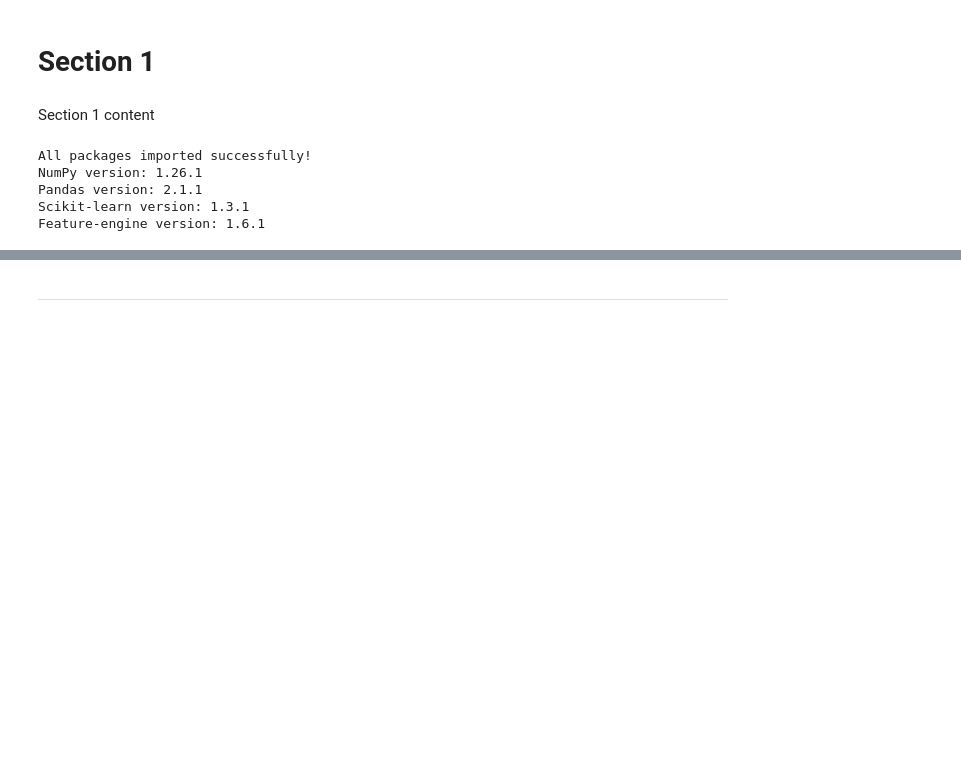
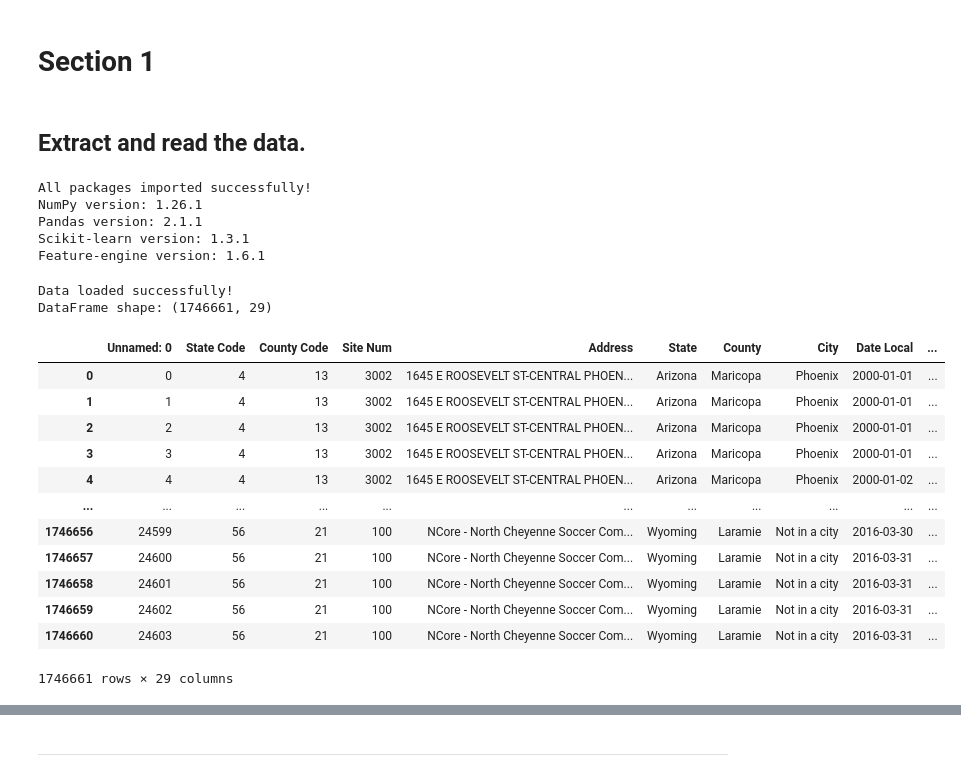
Before and after one commit to FrankiePB95/air-quality-dashboard, a Jupyter notebook: jupyter_notebooks/notebook.ipynb, the cells around one changed output, grey strips where cells are left out. Cells and saved outputs as stored; diff of their text form; code cells hidden in the pictures; blank space fills up the shorter version.

Commit message:
extract and read the data

```diff
--- a/jupyter_notebooks/notebook.ipynb
+++ b/jupyter_notebooks/notebook.ipynb
@@ -43,8 +43,8 @@ current_dir = os.getcwd()
 current_dir
 # %% [markdown]
 # Section 1
-# %% [markdown]
-Section 1 content
+# %% [markdown]
+## Extract and read the data.
 # %%
 # Import all necessary packages
 import numpy as np
@@ -69,8 +69,25 @@ Scikit-learn version: 1.3.1
 Feature-engine version: 1.6.1
 # %%
 # Read data and return full DataFrame with shape to make sure everything is working
-df = pd.read_csv("pollution_us_2000_2016.csv")
+# Also return the data shape
+df = pd.read_csv("../inputs/pollution_us_2000_2016.csv")
 print("Data loaded successfully!")
 print(f"DataFrame shape: {df.shape}")
 df
+# %% [output]
+Data loaded successfully!
+DataFrame shape: (1746661, 29)
+|  | Unnamed: 0 | State Code | County Code | Site Num | Address | State | County | City | Date Local | ... |
+| 0 | 0 | 4 | 13 | 3002 | 1645 E ROOSEVELT ST-CENTRAL PHOEN... | Arizona | Maricopa | Phoenix | 2000-01-01 | ... |
+| 1 | 1 | 4 | 13 | 3002 | 1645 E ROOSEVELT ST-CENTRAL PHOEN... | Arizona | Maricopa | Phoenix | 2000-01-01 | ... |
+| 2 | 2 | 4 | 13 | 3002 | 1645 E ROOSEVELT ST-CENTRAL PHOEN... | Arizona | Maricopa | Phoenix | 2000-01-01 | ... |
+| 3 | 3 | 4 | 13 | 3002 | 1645 E ROOSEVELT ST-CENTRAL PHOEN... | Arizona | Maricopa | Phoenix | 2000-01-01 | ... |
+| 4 | 4 | 4 | 13 | 3002 | 1645 E ROOSEVELT ST-CENTRAL PHOEN... | Arizona | Maricopa | Phoenix | 2000-01-02 | ... |
+| ... | ... | ... | ... | ... | ... | ... | ... | ... | ... | ... |
+| 1746656 | 24599 | 56 | 21 | 100 | NCore - North Cheyenne Soccer Com... | Wyoming | Laramie | Not in a city | 2016-03-30 | ... |
+| 1746657 | 24600 | 56 | 21 | 100 | NCore - North Cheyenne Soccer Com... | Wyoming | Laramie | Not in a city | 2016-03-31 | ... |
+| 1746658 | 24601 | 56 | 21 | 100 | NCore - North Cheyenne Soccer Com... | Wyoming | Laramie | Not in a city | 2016-03-31 | ... |
+| 1746659 | 24602 | 56 | 21 | 100 | NCore - North Cheyenne Soccer Com... | Wyoming | Laramie | Not in a city | 2016-03-31 | ... |
+| 1746660 | 24603 | 56 | 21 | 100 | NCore - North Cheyenne Soccer Com... | Wyoming | Laramie | Not in a city | 2016-03-31 | ... |
+1746661 rows × 29 columns
 # %%
```
Also changed, not shown: parts of 4 cells of this notebook.
